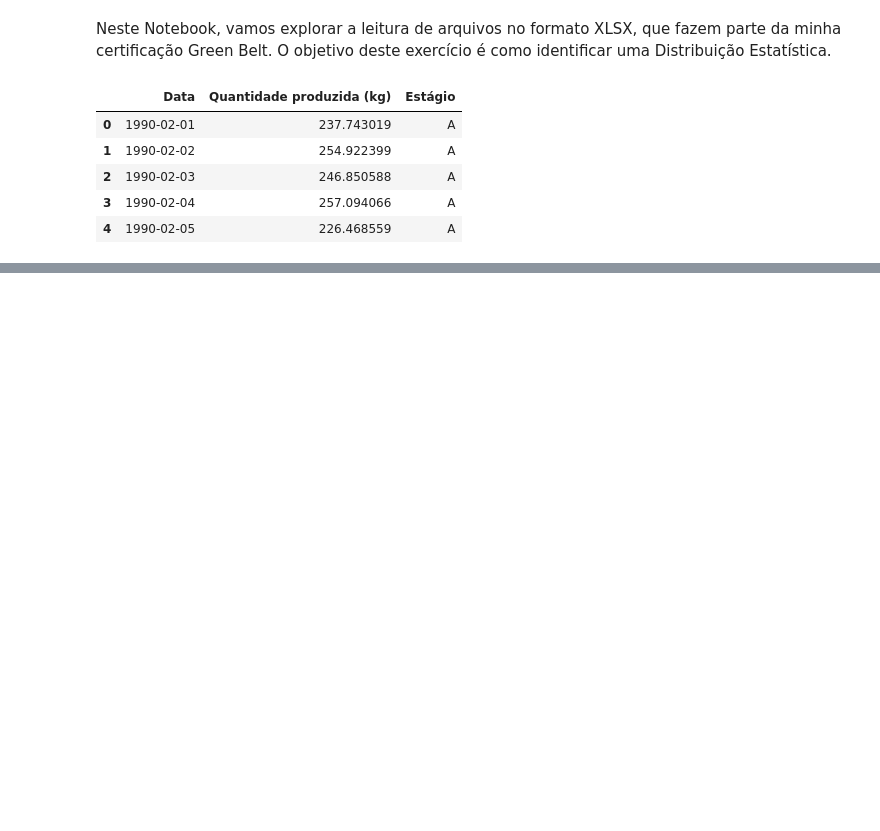
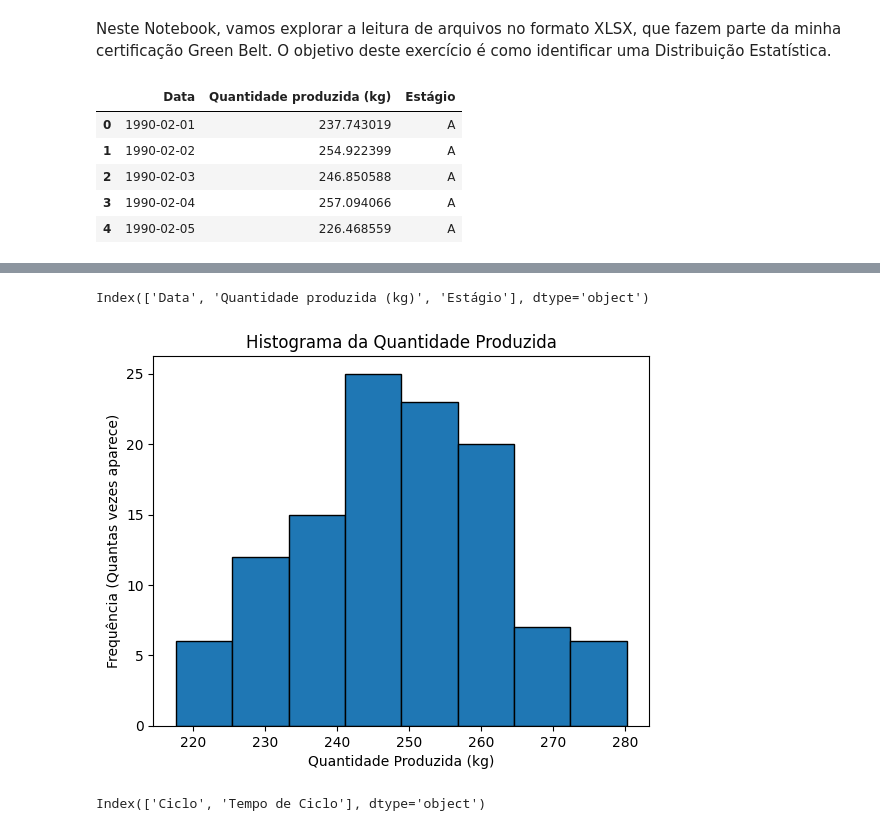
Before and after one commit to moises-rb/Analise_Dados, a Jupyter notebook: Green_Belt/DistribuicaoEstatistica/Distribuicao_Estatistica.ipynb, the cells around one changed output, grey strips where cells are left out. Saved outputs shown, nothing was run; the diff lists cells and outputs as text; code cells hidden in the pictures; blank space fills up the shorter version.

```diff
--- a/Green_Belt/DistribuicaoEstatistica/Distribuicao_Estatistica.ipynb
+++ b/Green_Belt/DistribuicaoEstatistica/Distribuicao_Estatistica.ipynb
@@ -15,3 +19,8 @@ dados.head()
 | 2 | 1990-02-03 | 246.850588 | A |
 | 3 | 1990-02-04 | 257.094066 | A |
 | 4 | 1990-02-05 | 226.468559 | A |
+# %%
+# Aqui o Pandas "prepara" o arquivo para ver as abas
+excel_file = pd.ExcelFile(url)
+nomes_das_abas = excel_file.sheet_names
+print(nomes_das_abas)
@@ -17,0 +29,4 @@ dados.head()
+# %%
+# Lendo a primeira aba da planilha
+dados_aba1 = pd.read_excel(url, sheet_name=nomes_das_abas[0]) # podemos ler assim também: dados_aba1 = pd.read_excel(url, sheet_name='Normalidade - Var. Contínuas 1')
+dados_aba1.head()
@@ -17,0 +51,18 @@ dados.head()
+# %%
+# Ver os nomes das colunas da sua primeira aba
+print(dados_aba1.columns)
+# %% [output]
+Index(['Data', 'Quantidade produzida (kg)', 'Estágio'], dtype='object')
+# %%
+plt.hist(dados_aba1['Quantidade produzida (kg)'], bins=8, edgecolor='black')
+plt.title('Histograma da Quantidade Produzida')
+plt.xlabel('Quantidade Produzida (kg)')
+plt.ylabel('Frequência (Quantas vezes aparece)')
+plt.show()
+# %% [output]
+[figure, added]
+# %%
+# Ver os nomes das colunas da sua primeira aba
+print(dados_aba2.columns)
+# %% [output]
+Index(['Ciclo', 'Tempo de Ciclo'], dtype='object')
```
Also changed, not shown: parts of 12 cells of this notebook.
